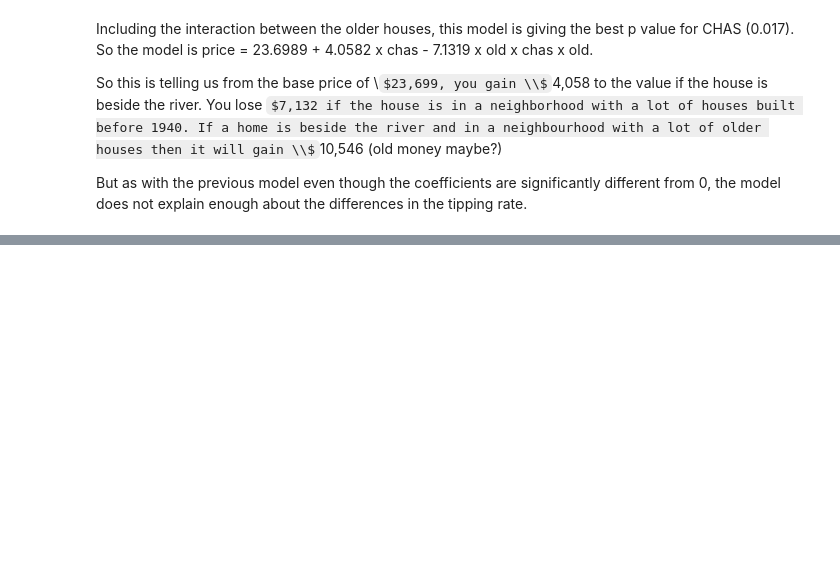
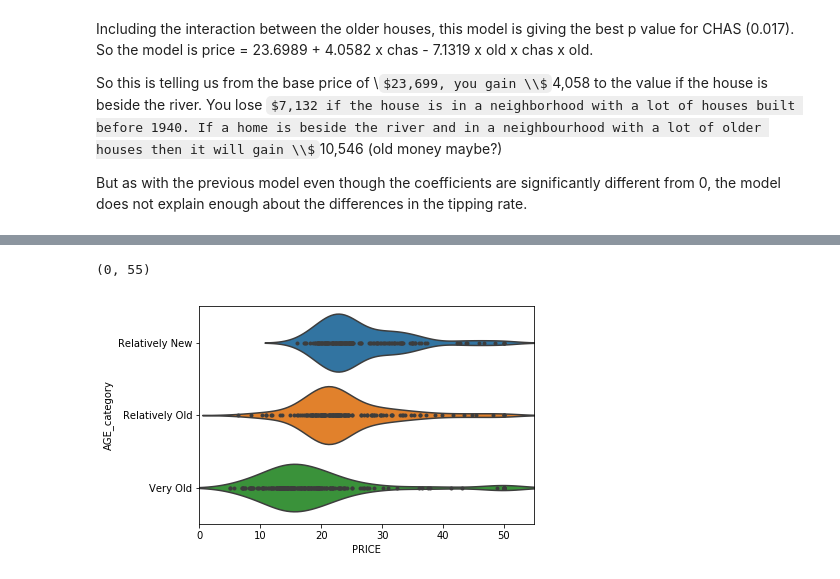
Before and after one commit to zoecahill1/machine-project, a Jupyter notebook: boston-dataset.ipynb, the cells around one changed output, grey strips where cells are left out. Saved outputs shown, nothing was run; the diff lists cells and outputs as text; code cells hidden in the pictures; some formulas as TeX source; blank space fills up the shorter version.

```diff
--- a/boston-dataset.ipynb
+++ b/boston-dataset.ipynb
@@ -643,0 +830,8 @@ But as with the previous model even though the coefficients are significantly di
+# %%
+# Plotting the individual points
+
+sns.violinplot(x='PRICE', y='AGE_category', data=df,order=['Relatively New', 'Relatively Old', 'Very Old'],inner='point')
+plt.xlim(0, 55)
+# %% [output]
+(0, 55)
+[figure, added]
```
Also changed, not shown: parts of 22 cells of this notebook.
